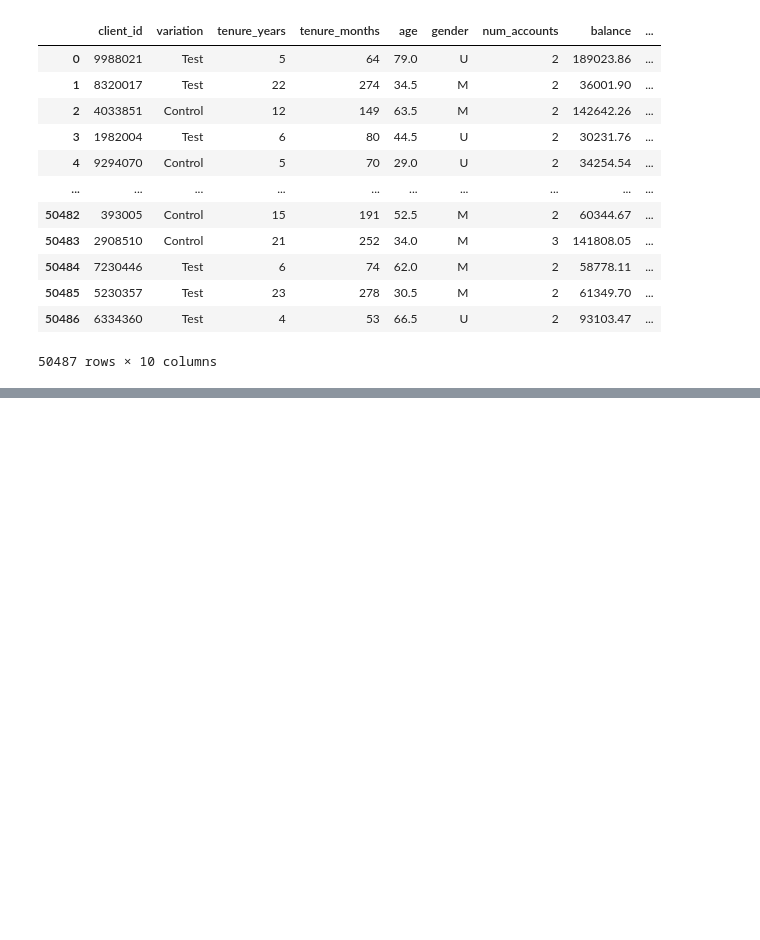
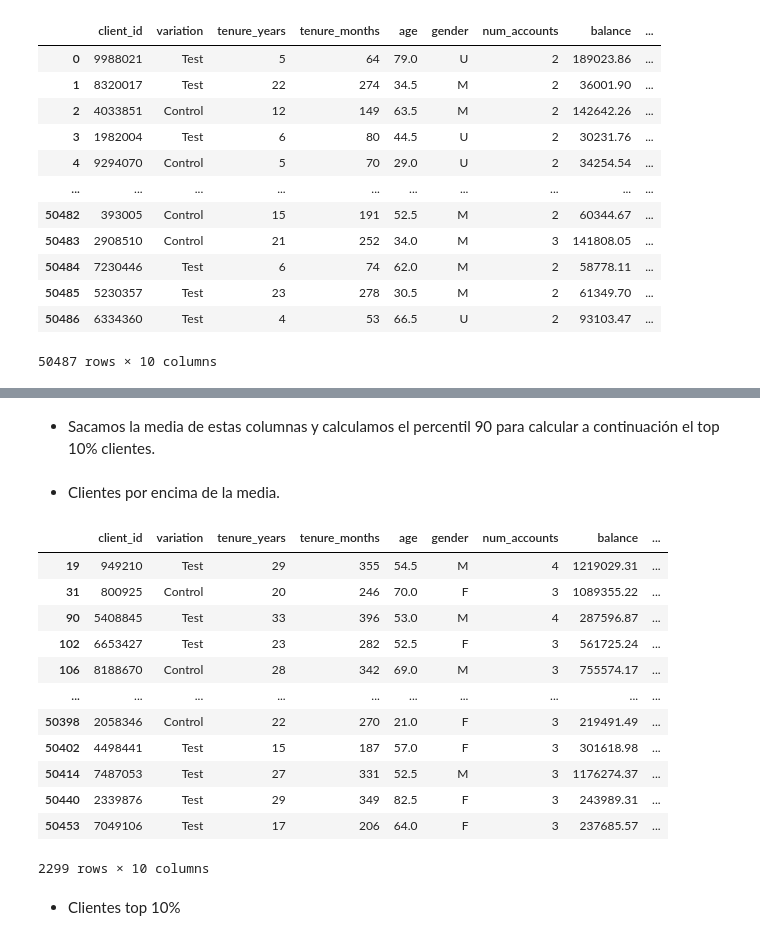
Before and after one commit to adrianlardies/vanguard-ab-test, a Jupyter notebook: main.ipynb, the cells around one changed output, grey strips where cells are left out. Drawn from its saved outputs; the diff is of its cells as text; code cells hidden in the pictures; blank space fills up the shorter version.

```diff
--- a/main.ipynb
+++ b/main.ipynb
@@ -625,0 +632,8 @@ df_final
+# %% [markdown]
+- Sacamos la media de estas columnas y calculamos el percentil 90 para calcular a continuación el top 10% clientes.
+# %%
+# Calcular la media de cada columna.
+mean_tenure = df_final['tenure_years'].mean()
+mean_balance = df_final['balance'].mean()
+mean_num_accounts = df_final['num_accounts'].mean()
+mean_activity = (df_final['calls_6_months'] + df_final['logons_6_months']).mean()
@@ -625,0 +646,27 @@ df_final
+# %% [markdown]
+- Clientes por encima de la media.
+# %%
+df_above_mean = df_final[
+    (df_final['tenure_years'] > mean_tenure) &
+    (df_final['balance'] > mean_balance) &
+    (df_final['num_accounts'] > mean_num_accounts) &
+    ((df_final['calls_6_months'] + df_final['logons_6_months']) > mean_activity)
+]
+# %%
+df_above_mean
+# %% [output]
+|  | client_id | variation | tenure_years | tenure_months | age | gender | num_accounts | balance | ... |
+| 19 | 949210 | Test | 29 | 355 | 54.5 | M | 4 | 1219029.31 | ... |
+| 31 | 800925 | Control | 20 | 246 | 70.0 | F | 3 | 1089355.22 | ... |
+| 90 | 5408845 | Test | 33 | 396 | 53.0 | M | 4 | 287596.87 | ... |
+| 102 | 6653427 | Test | 23 | 282 | 52.5 | F | 3 | 561725.24 | ... |
+| 106 | 8188670 | Control | 28 | 342 | 69.0 | M | 3 | 755574.17 | ... |
+| ... | ... | ... | ... | ... | ... | ... | ... | ... | ... |
+| 50398 | 2058346 | Control | 22 | 270 | 21.0 | F | 3 | 219491.49 | ... |
+| 50402 | 4498441 | Test | 15 | 187 | 57.0 | F | 3 | 301618.98 | ... |
+| 50414 | 7487053 | Test | 27 | 331 | 52.5 | M | 3 | 1176274.37 | ... |
+| 50440 | 2339876 | Test | 29 | 349 | 82.5 | F | 3 | 243989.31 | ... |
+| 50453 | 7049106 | Test | 17 | 206 | 64.0 | F | 3 | 237685.57 | ... |
+2299 rows × 10 columns
+# %% [markdown]
+- Clientes top 10%
```
Also changed, not shown: parts of 5 cells of this notebook.
